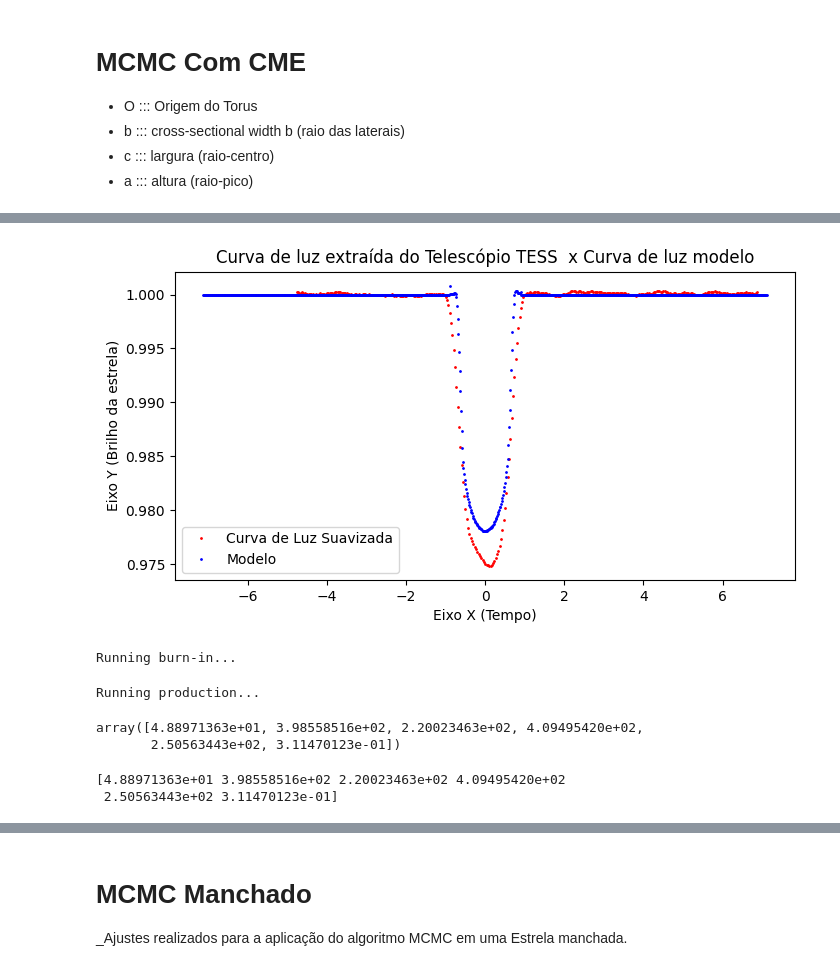
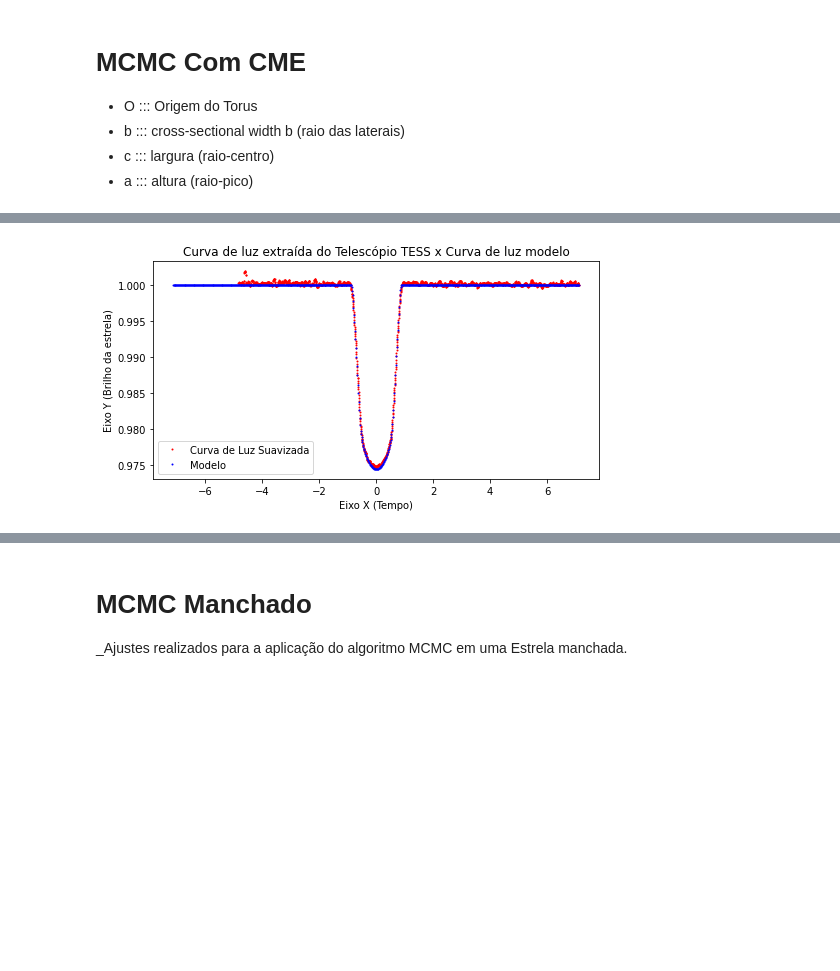
Before and after one commit to Transit-Model-CRAAM/eclipse-model-star-activity, a Jupyter notebook: Eclipse/main-mcmc.ipynb, the cells around one changed output, grey strips where cells are left out. Cells and saved outputs as stored; diff of their text form; code cells hidden in the pictures; blank space fills up the shorter version.

````diff
--- a/Eclipse/main-mcmc.ipynb
+++ b/Eclipse/main-mcmc.ipynb
@@ -15,9 +15,9 @@ import numpy
 import matplotlib.pyplot as plt
 import corner
 # %%
-def plotLegendAdjust(plot):
+def plotLegendAdjust(plot, mission):
     # Adicionando título e legendas dos eixos
-    plot.title('Curva de luz extraída do Telescópio KEPLER x Curva de luz ajustada')
+    plot.title(f'Curva de luz extraída do Telescópio {mission} x Curva de luz ajustada')
     plot.xlabel('Eixo X (Tempo)')
     plot.ylabel('Eixo Y (Brilho da estrela)')
 
@@ -25,9 +25,9 @@ def plotLegendAdjust(plot):
     plot.legend()
     plot.show()
 
-def plotLegendModel(ax):
+def plotLegendModel(ax, mission):
  # Adicionando título e legendas dos eixos
-    ax.set_title('Curva de luz extraída do Telescópio KEPLER x Curva de luz modelo')
+    ax.set_title(f'Curva de luz extraída do Telescópio {mission} x Curva de luz modelo')
     ax.set_xlabel('Eixo X (Tempo)')
     ax.set_ylabel('Eixo Y (Brilho da estrela)')
 
@@ -182,9 +182,9 @@ plotLegendModel(ax)
 # MCMC
 _Ajustes realizados para a aplicação do algoritmo MCMC. As variáveis ```nwalkers```, ```niter``` e ```burnin``` podem ser alteradas conforme o pesquisador achar necessário para a aplicação do algoritmo_
 # %%
-nwalkers = 50
-niter = 50
-burnin = 30
+nwalkers = 30
+niter = 30
+burnin = 15
 
 ajuste = Ajuste(tratamento, time_phased, smoothed_LC, nwalkers, niter, burnin, rsun=rsun, periodo=periodo)
 
@@ -250,0 +251,4 @@ rp: 1.135 (+0.044 / -0.120)
+# %%
+results = samples[numpy.argmax(sampler.flatlnprobability)]
+
+results
@@ -319,15 +318,15 @@ Tempo Total (Trânsito): 3.9425829452813073
 # %%
 # COM ESCOLHA DE TRÂNSITO
-selectedTransit = 9 #transito selecionado
+selectedTransit = 2 #transito selecionado
 time_phased, smoothed_LC = tratamento.select_transit_smooth(selectedTransit)
 
 plt.rcParams['figure.figsize']= 8, 4
 graf1,ax = plt.subplots()
 
 
 ax.plot(time_phased, smoothed_LC, "r.", ms=2, label='Curva de Luz Suavizada')
 ax.plot(ts_model, eclipse.getCurvaLuz(), "b.", ms=2, label='Modelo')
 
 plotLegendModel(ax, mission)
 # %% [output]
-[figure, old version]
+[figure, new version]
@@ -344,18 +332,0 @@ flux = smoothed_LC
-# %%
-sampler, pos, prob, state = ajusteCME.main()
-# %% [output]
-Running burn-in...
-Running production...
-# %%
-samples = sampler.flatchain
-samples[numpy.argmax(sampler.flatlnprobability)]
-# %% [output]
-array([4.88971363e+01, 3.98558516e+02, 2.20023463e+02, 4.09495420e+02,
-       2.50563443e+02, 3.11470123e-01])
-# %%
-theta_max  = samples[numpy.argmax(sampler.flatlnprobability)]
-print(theta_max)
-best_fit_model = ajusteCME.eclipse_mcmc(time, theta_max)
-# %% [output]
-[4.88971363e+01 3.98558516e+02 2.20023463e+02 4.09495420e+02
- 2.50563443e+02 3.11470123e-01]
````
Also changed, not shown: parts of 19 cells of this notebook, 1 other file.
